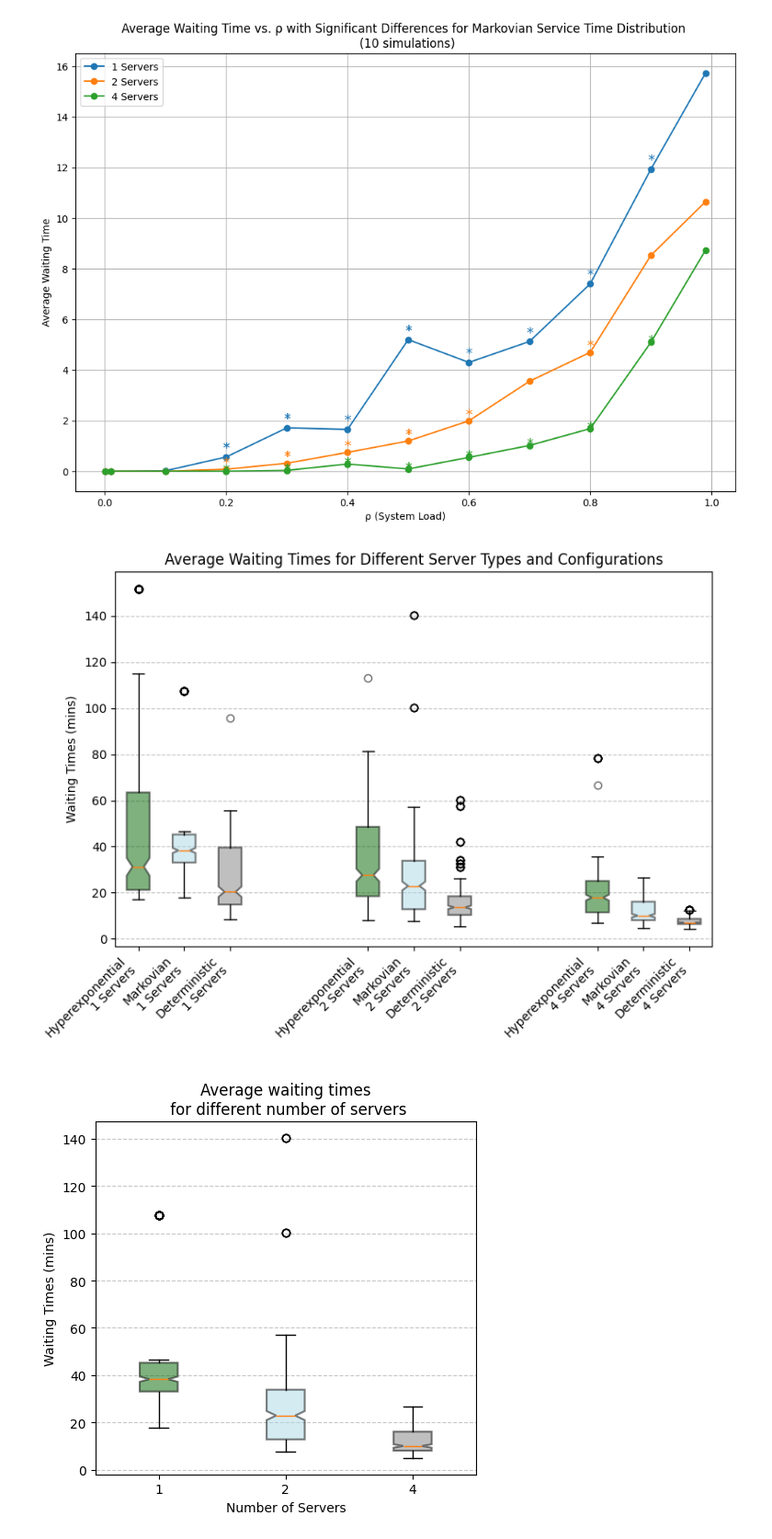
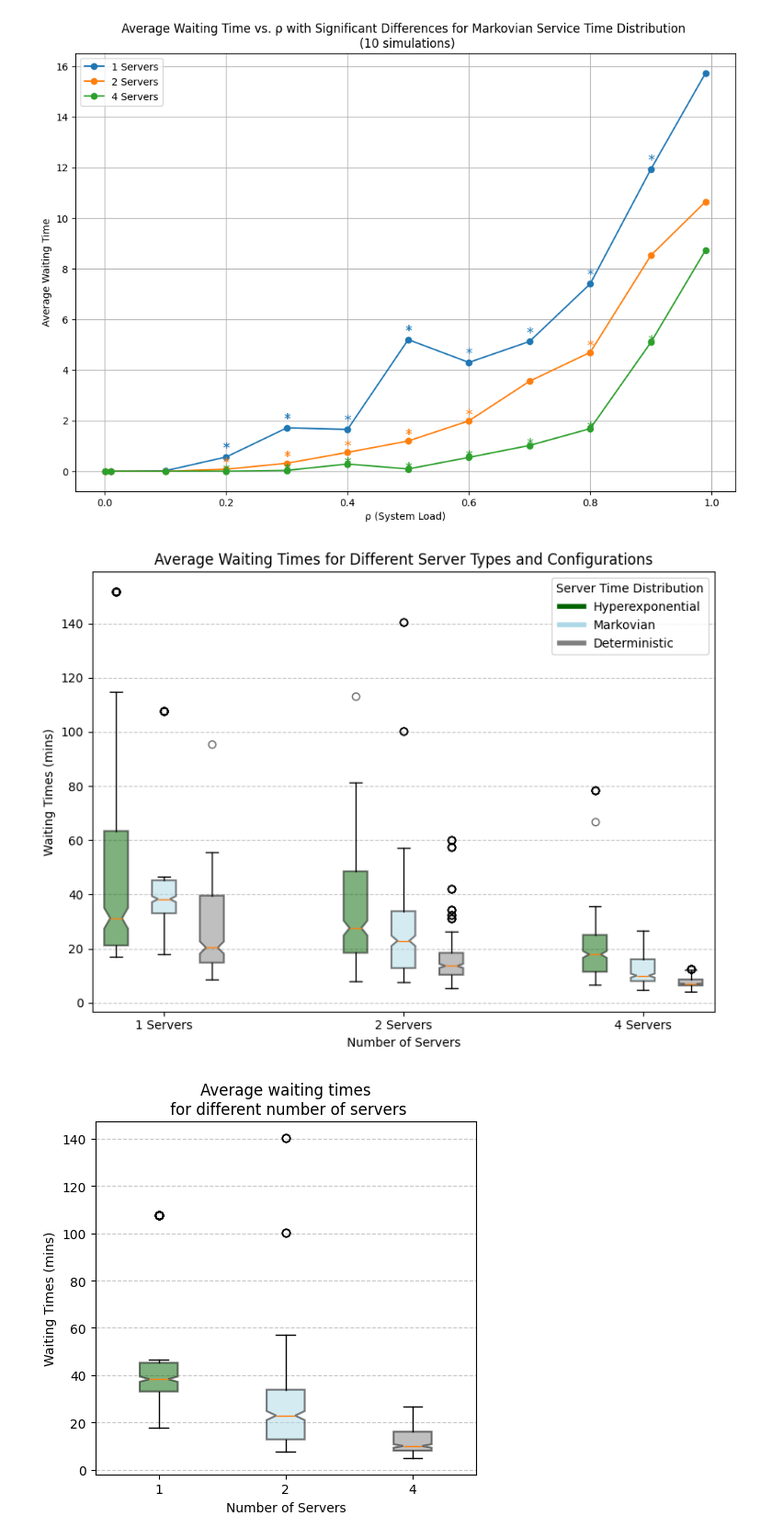
Before and after one commit to brkoedijk/Stoch_Sim_As2, a Jupyter notebook: assignment2.ipynb, the cells around one changed output. Shown at 92% size. Cells and saved outputs as stored; diff of their text form; code cells hidden in the pictures.

```diff
--- a/assignment2.ipynb
+++ b/assignment2.ipynb
@@ -461,6 +461,8 @@ for server_type in server_types:
 [figure]
 [figure]
 # %%
+import matplotlib.pyplot as plt
+
 colors = ['darkgreen', 'lightblue', 'gray']
 group_positions = [1, 2, 3]
 server_types = ["Hyperexponential", "Markovian", "Deterministic"]
@@ -471,37 +473,44 @@ all_waiting_times = []
 spacing_between_groups = 5
 
 for n in [1, 2, 4]:
     group_data = [results[servertype][n] for servertype in server_types]
     all_waiting_times.extend(group_data)
 
 positions = []
-labels = []
 for i, n in enumerate([1, 2, 4]):
     positions.extend([group + spacing_between_groups * i for group in group_positions])
-    labels.extend([f"{servertype}\n{n} Servers" for servertype in server_types])
 
 bp = plt.boxplot(
     all_waiting_times,
     positions=positions,
     patch_artist=True,
     notch=True,
     boxprops=dict(linewidth=1.5),
     flierprops=dict(marker='o', color='red', alpha=0.6, markersize=6)
 )
 
 for patch, color in zip(bp["boxes"], colors * len([1, 2, 4])):
     patch.set_facecolor(color)
     patch.set_alpha(0.5)
 
-plt.xticks(positions, labels, rotation=45, ha='right')
+# Add legend for server time distribution
+legend_patches = [plt.Line2D([0], [0], color=color, lw=4) for color in colors]
+plt.legend(legend_patches, server_types, title="Server Time Distribution", loc="upper right")
+
+# Set x-ticks to only show the number of servers
+unique_positions = [positions[i * len(server_types) + 1] for i in range(len([1, 2, 4]))]
+labels = [f"{n} Servers" for n in [1, 2, 4]]
+plt.xticks(unique_positions, labels)
+
 plt.title("Average Waiting Times for Different Server Types and Configurations")
 plt.ylabel("Waiting Times (mins)")
+plt.xlabel("Number of Servers")
 plt.grid(axis="y", linestyle="--", alpha=0.7)
 plt.tight_layout()
 plt.savefig("boxplot2_4")
 plt.show()
 # %% [output]
-[figure, old version]
+[figure, new version]
 # %%
 colors = ['darkgreen', 'lightblue', 'gray']  # Custom colors for each configuration
 server_type = "Markovian"
```
